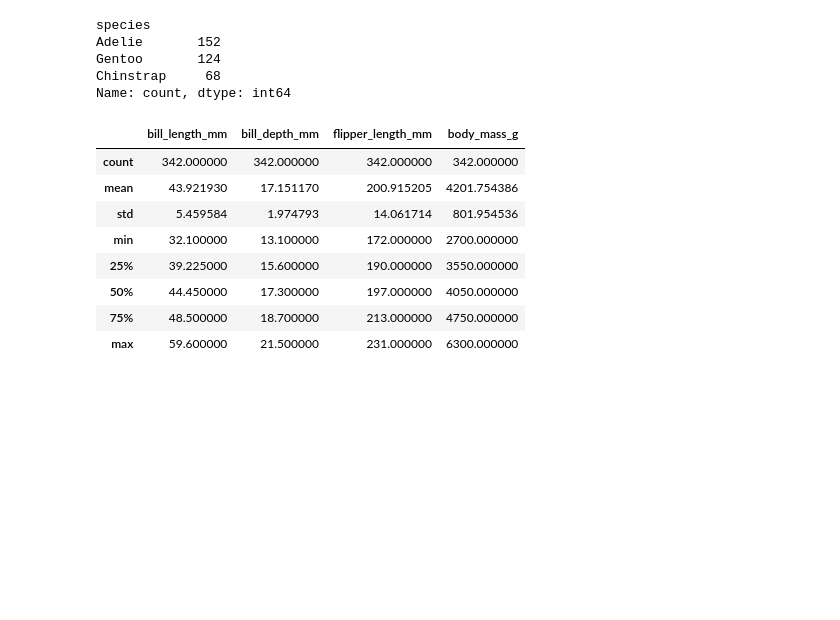
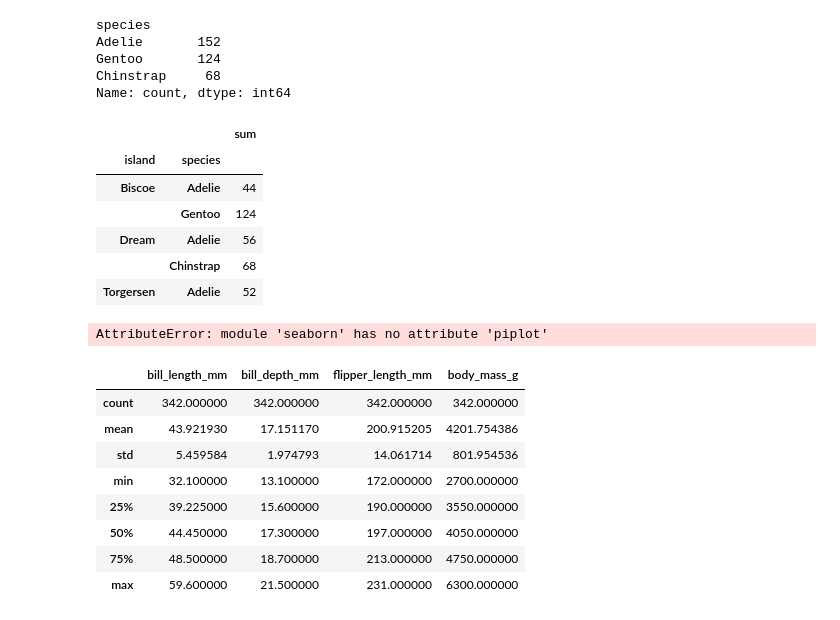
Before and after one commit to dvdgeroconnell/PODA-coursework, a Jupyter notebook: penguins.ipynb, the cells around one changed output. Saved outputs shown, nothing was run; the diff lists cells and outputs as text; code cells hidden in the pictures; blank space fills up the shorter version.

```diff
--- a/penguins.ipynb
+++ b/penguins.ipynb
@@ -138,6 +151,23 @@ Adelie       152
 Gentoo       124
 Chinstrap     68
 Name: count, dtype: int64
+# %%
+# Show the distribution by island
+location = pd.DataFrame(penguins.groupby(["island","species"])["island"].count())
+location.rename(columns={"island":"sum"})
+# %% [output]
+|  |  | sum |
+| island | species |  |
+| Biscoe | Adelie | 44 |
+|  | Gentoo | 124 |
+| Dream | Adelie | 56 |
+|  | Chinstrap | 68 |
+| Torgersen | Adelie | 52 |
+# %%
+# plot by location
+sns.(location, hue='species')
+# %% [output]
+AttributeError: module 'seaborn' has no attribute 'piplot'
 # %%
 # Describe the data set. Takes the numerical variables.
 
```
Also changed, not shown: parts of 11 cells of this notebook.
